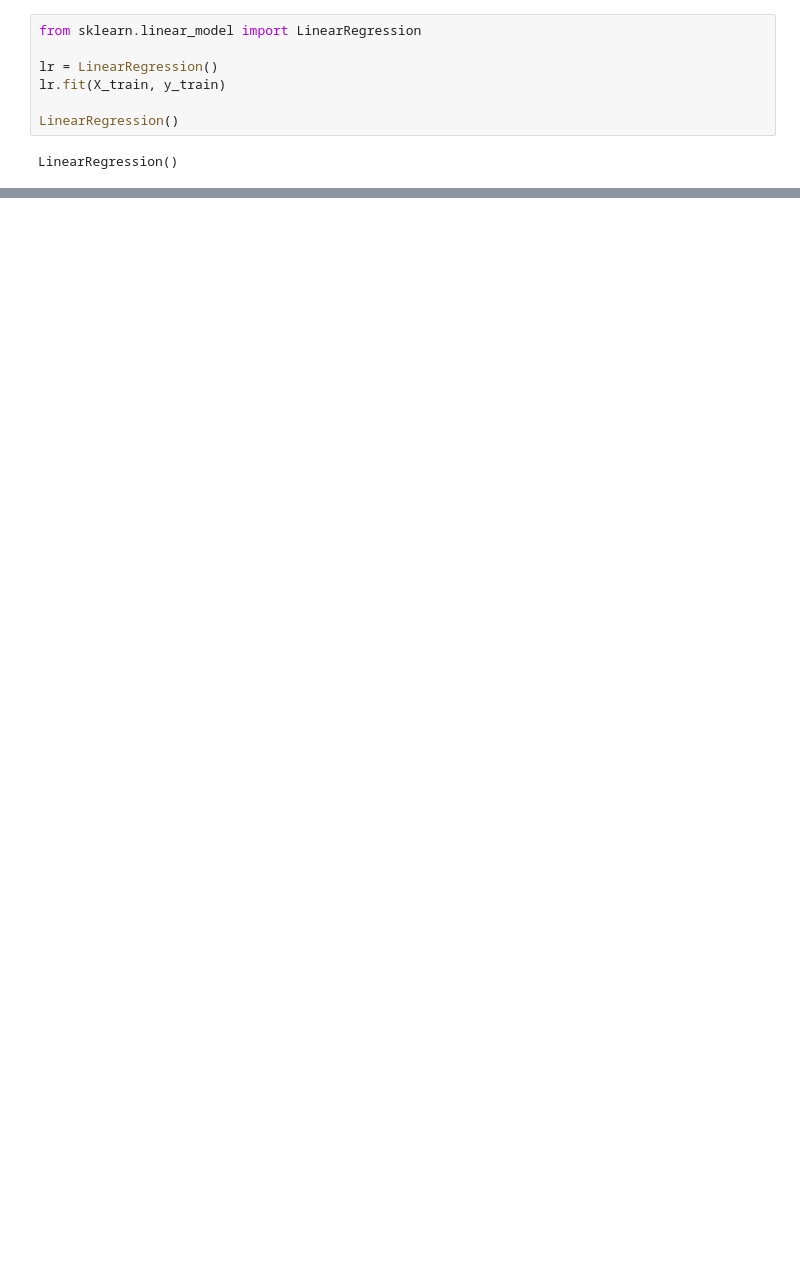
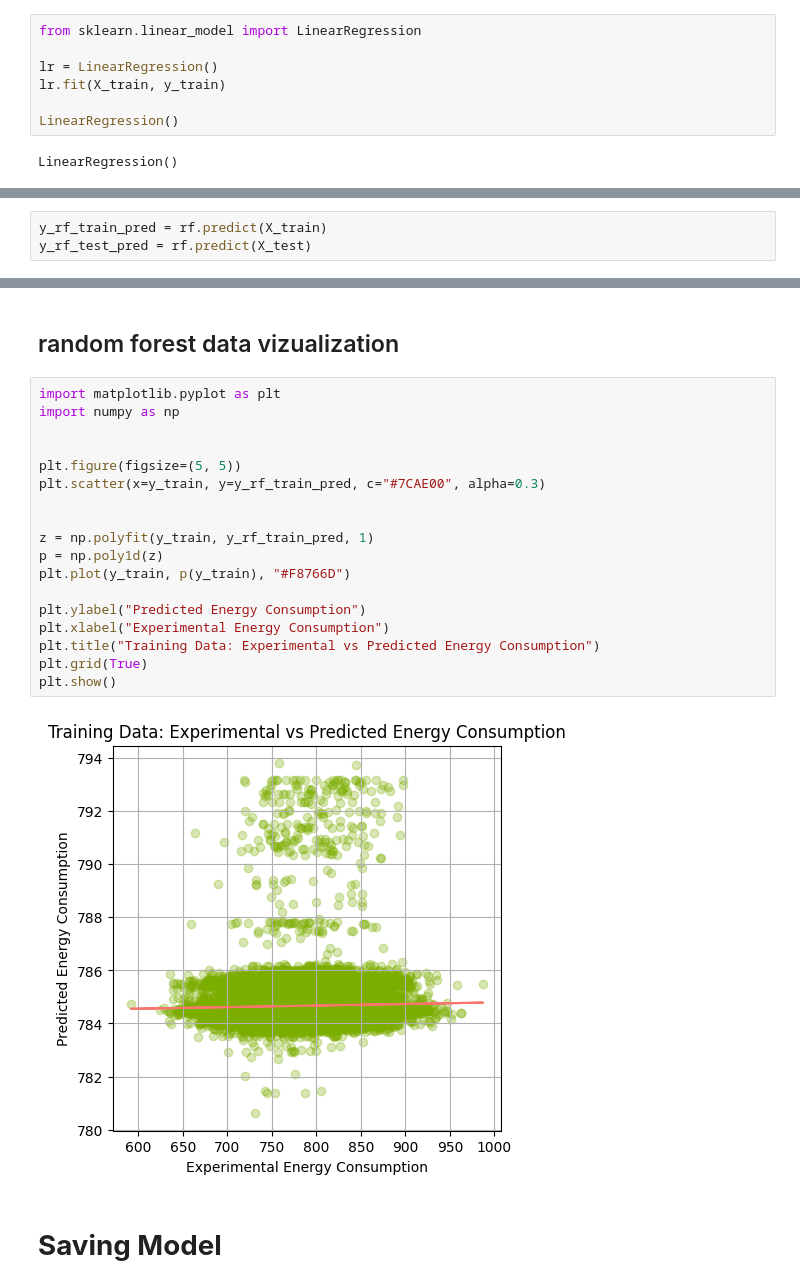
Before and after one commit to anakafeel/Technata-24-AI_router_Management_System, a Jupyter notebook: AI_Router_Management_Systeml.ipynb, the cells around one changed output, grey strips where cells are left out. Drawn from its saved outputs; the diff is of its cells as text; blank space fills up the shorter version.

```diff
--- a/AI_Router_Management_Systeml.ipynb
+++ b/AI_Router_Management_Systeml.ipynb
@@ -132,0 +159,3 @@ Feature names seen at fit time, yet now missing:
+# %%
+y_rf_train_pred = rf.predict(X_train)
+y_rf_test_pred = rf.predict(X_test)
@@ -132,0 +209,24 @@ Feature names seen at fit time, yet now missing:
+# %% [markdown]
+## random forest data vizualization
+# %%
+import matplotlib.pyplot as plt
+import numpy as np
+
+
+plt.figure(figsize=(5, 5))
+plt.scatter(x=y_train, y=y_rf_train_pred, c="#7CAE00", alpha=0.3)
+
+
+z = np.polyfit(y_train, y_rf_train_pred, 1)
+p = np.poly1d(z)
+plt.plot(y_train, p(y_train), "#F8766D")
+
+plt.ylabel("Predicted Energy Consumption")
+plt.xlabel("Experimental Energy Consumption")
+plt.title("Training Data: Experimental vs Predicted Energy Consumption")
+plt.grid(True)
+plt.show()
+# %% [output]
+[figure, added]
+# %% [markdown]
+# **Saving Model**
```
Also changed, not shown: parts of 33 cells of this notebook, 4 other files.
